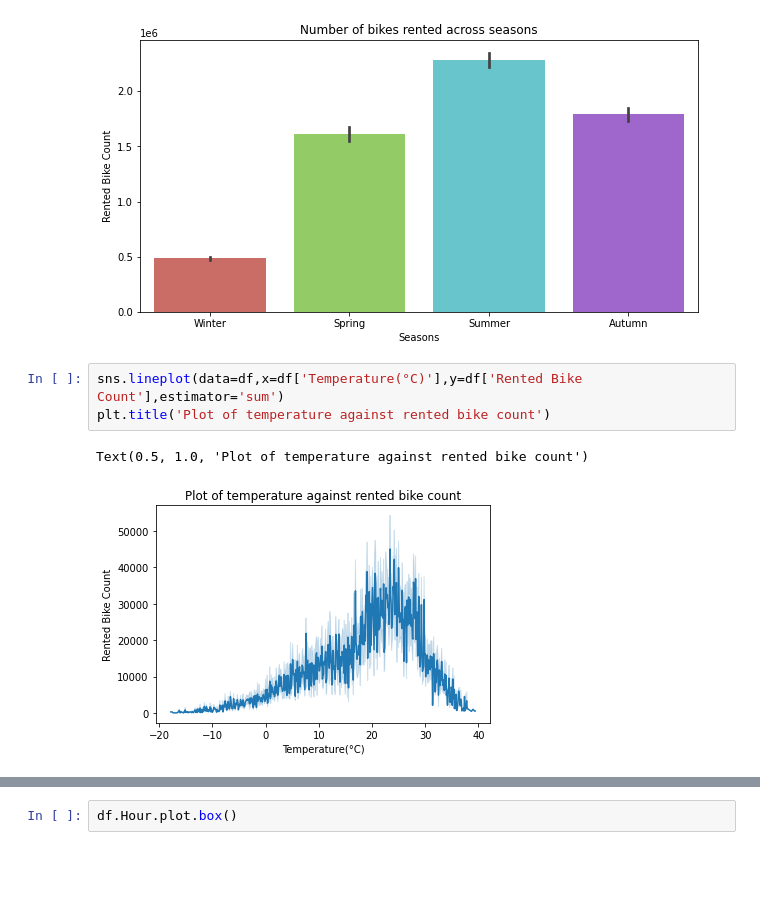
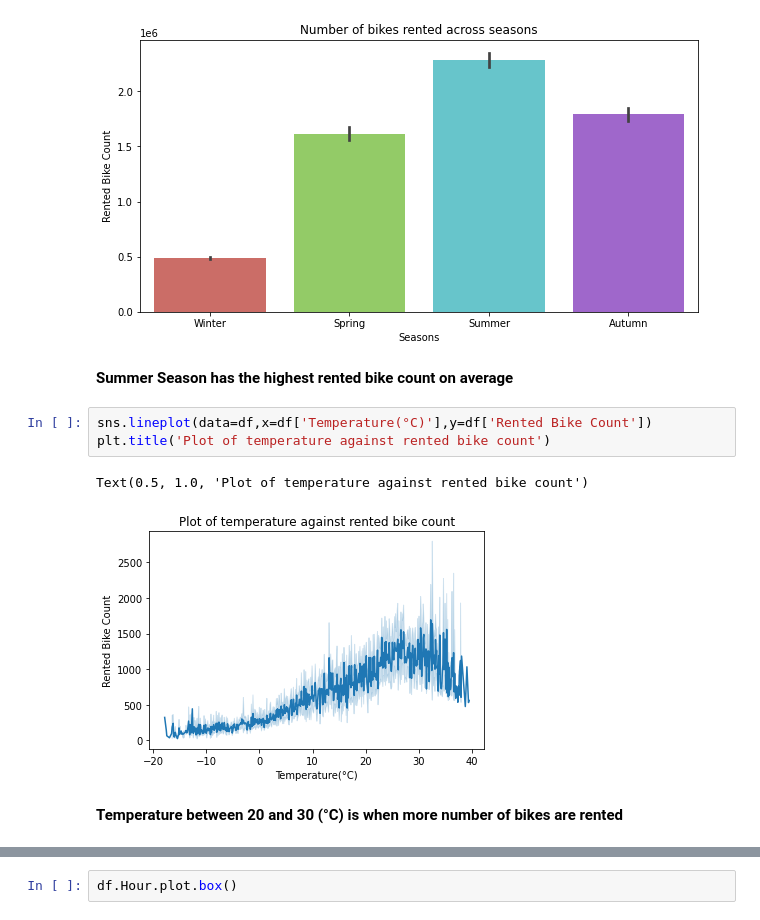
Before and after one commit to SuhasTantri/Bike-Demand-Prediction, a Jupyter notebook: Suhas_Bike_sharing_Demand_prediction_project.ipynb, the cells around one changed output, grey strips where cells are left out. Cells and saved outputs as stored; diff of their text form; blank space fills up the shorter version.

```diff
--- a/Suhas_Bike_sharing_Demand_prediction_project.ipynb
+++ b/Suhas_Bike_sharing_Demand_prediction_project.ipynb
@@ -169,12 +173,16 @@ plt.title('Number of bikes rented across seasons')
 plt.show()
 # %% [output]
 [figure]
+# %% [markdown]
+**Summer Season has the highest rented bike count on average**
 # %%
-sns.lineplot(data=df,x=df['Temperature(°C)'],y=df['Rented Bike Count'],estimator='sum')
+sns.lineplot(data=df,x=df['Temperature(°C)'],y=df['Rented Bike Count'])
 plt.title('Plot of temperature against rented bike count')
 # %% [output]
 Text(0.5, 1.0, 'Plot of temperature against rented bike count')
-[figure, old version]
+[figure, new version]
+# %% [markdown]
+**Temperature between 20 and 30 (°C) is when more number of bikes are rented**
 # %%
 
 sns.lineplot(data=df,x=df['Dew point temperature(°C)'],y=df['Rented Bike Count'],estimator='sum',hue='Seasons',style='Seasons')
```
Also changed, not shown: parts of 18 cells of this notebook.
